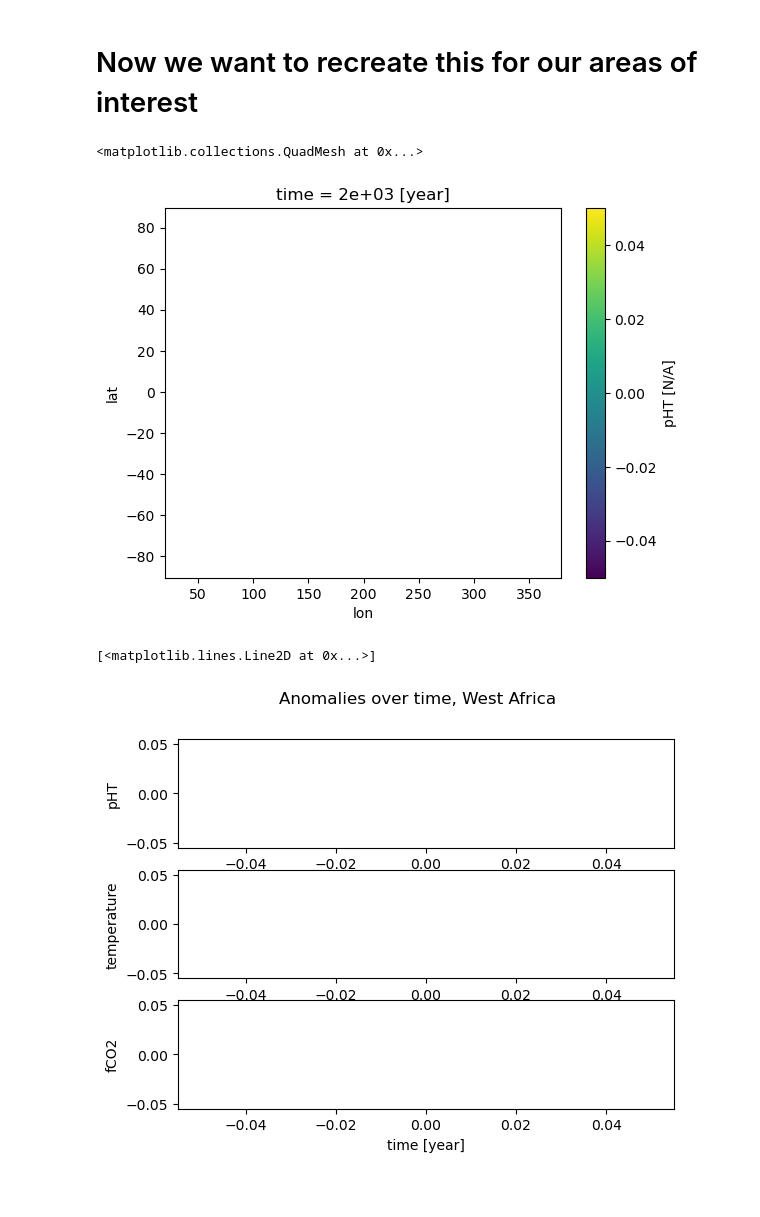
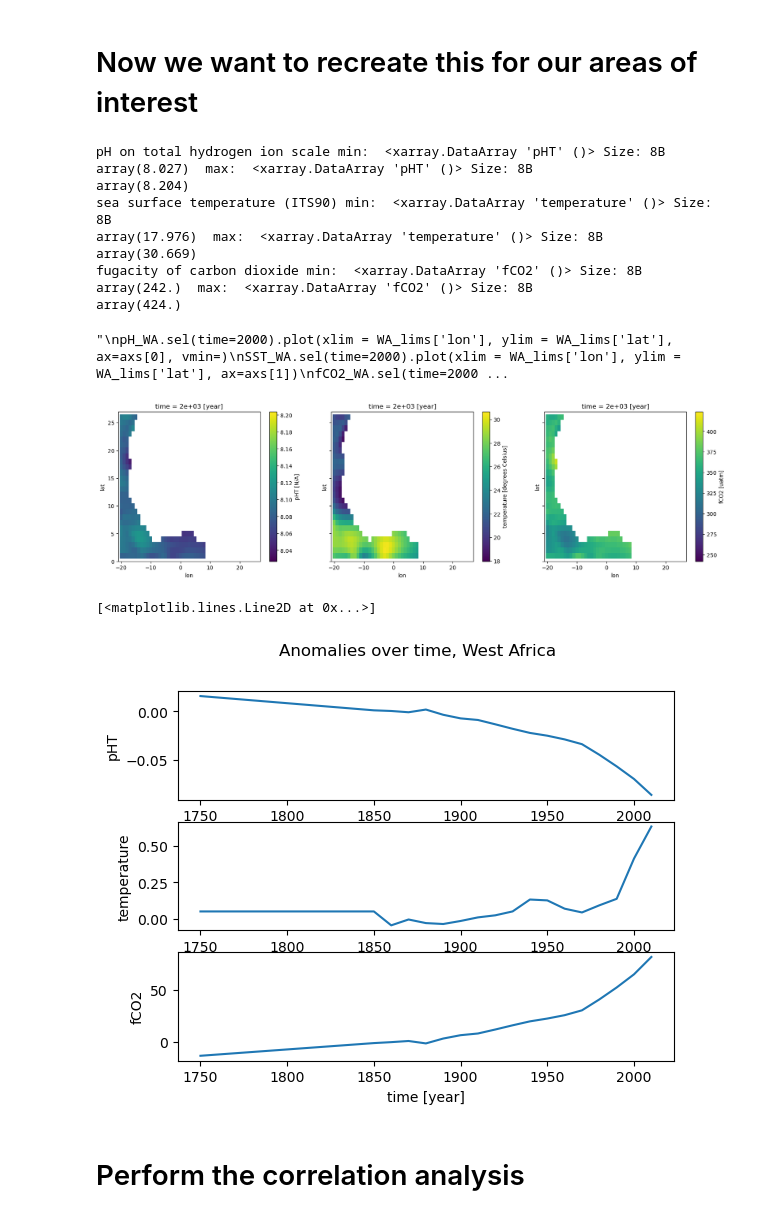
Before and after one commit to jaimeeian/CISP_Chaac-OA, a Jupyter notebook: CMA_workbook.ipynb, the cells around one changed output. Cells and saved outputs as stored; diff of their text form; code cells hidden in the pictures; blank space fills up the shorter version.

```diff
--- a/CMA_workbook.ipynb
+++ b/CMA_workbook.ipynb
@@ -46,12 +40,28 @@ Attributes:
 
 global_das = [pH_global, SST_global, fCO2_global]
 
-
+"""
 for da in global_das:
 
-    da.coords['lon'] = da.coords['lon'] - 180 % 360 + 200 # adding 180 does not align longitudes correctly for some reason
+    da.coords['lon'] = ((da.coords['lon'] + 160) % 360) - 180 # adding 180 does not align longitudes correctly for some reason
     da.coords['lat'] = (da.coords['lat'] - 90)
     da = da.sortby(da.lon)
 
     print(da.attrs['long name'], ": ", da.lon)
+"""
+#The loop above does not work correctly for some reason
+pH_global.coords['lon'] = ((pH_global.coords['lon'] + 180) % 360) - 160
+pH_global.coords['lat'] = (pH_global.coords['lat'] - 90)
+pH_global = pH_global.sortby(pH_global.lon)
+pH_global.lon
+
+SST_global.coords['lon'] = ((SST_global.coords['lon'] + 180) % 360) - 160
+SST_global.coords['lat'] = (SST_global.coords['lat'] - 90)
+SST_global = SST_global.sortby(SST_global.lon)
+SST_global.lon
+
+fCO2_global.coords['lon'] = ((fCO2_global.coords['lon'] + 180) % 360) - 160
+fCO2_global.coords['lat'] = (fCO2_global.coords['lat'] - 90)
+fCO2_global = fCO2_global.sortby(fCO2_global.lon)
+fCO2_global.lon
 # %% [output]
@@ -126,12 +128,38 @@ WA_lims = {'lat':(0, 27), 'lon':(-21, 27)}
 pH_WA = pH_global.where((pH_global.lat > WA_lims['lat'][0]) & (pH_global.lat < WA_lims['lat'][1]) & (pH_global.lon > WA_lims['lon'][0]) & (pH_global.lon < WA_lims['lon'][1]))
 SST_WA = SST_global.where((SST_global.lat > WA_lims['lat'][0]) & (SST_global.lat < WA_lims['lat'][1]) & (SST_global.lon > WA_lims['lon'][0]) & (SST_global.lon < WA_lims['lon'][1]))
 fCO2_WA = fCO2_global.where((fCO2_global.lat > WA_lims['lat'][0]) & (fCO2_global.lat < WA_lims['lat'][1]) & (fCO2_global.lon > WA_lims['lon'][0]) & (fCO2_global.lon < WA_lims['lon'][1]))
+# %%
+WA_das = [pH_WA, SST_WA, fCO2_WA]
+for da in WA_das:
+    print(da.attrs['long name'], "min: ", da.min(), " max: ", da.max())
+# %% [output]
+pH on total hydrogen ion scale min:  <xarray.DataArray 'pHT' ()> Size: 8B
+array(8.027)  max:  <xarray.DataArray 'pHT' ()> Size: 8B
+array(8.204)
+sea surface temperature (ITS90) min:  <xarray.DataArray 'temperature' ()> Size: 8B
+array(17.976)  max:  <xarray.DataArray 'temperature' ()> Size: 8B
+array(30.669)
+fugacity of carbon dioxide min:  <xarray.DataArray 'fCO2' ()> Size: 8B
+array(242.)  max:  <xarray.DataArray 'fCO2' ()> Size: 8B
+array(424.)
 # %%
 #Lets show our area of interest
-pH_WA.sel(time=2000).plot()
+
+fig, axs = plt.subplots(1, 3, sharey="row", figsize = (20, 5))
+
+
+for i, WA_da in enumerate(WA_das):
+
+    WA_da.sel(time=2000).plot(xlim = WA_lims['lon'], ylim = WA_lims['lat'], ax=axs[i], vmin = WA_da.min(), vmax = WA_da.max())
+
+"""
+pH_WA.sel(time=2000).plot(xlim = WA_lims['lon'], ylim = WA_lims['lat'], ax=axs[0], vmin=)
+SST_WA.sel(time=2000).plot(xlim = WA_lims['lon'], ylim = WA_lims['lat'], ax=axs[1])
+fCO2_WA.sel(time=2000).plot(xlim = WA_lims['lon'], ylim = WA_lims['lat'], ax=axs[2])
+"""
 # %% [output]
-<matplotlib.collections.QuadMesh at 0x...>
+"\npH_WA.sel(time=2000).plot(xlim = WA_lims['lon'], ylim = WA_lims['lat'], ax=axs[0], vmin=)\nSST_WA.sel(time=2000).plot(xlim = WA_lims['lon'], ylim = WA_lims['lat'], ax=axs[1])\nfCO2_WA.sel(time=2000 ...
-[figure, old version]
+[figure, new version]
 # %%
 #Again, define climatology and anomaly
 
@@ -157,5 +185,7 @@ SST_anom_WA.mean(dim=['lat', 'lon']).plot(ax=axs[1])
 fCO2_anom_WA.mean(dim=['lat', 'lon']).plot(ax=axs[2])
 # %% [output]
 [<matplotlib.lines.Line2D at 0x...>]
-[figure, old version]
+[figure, new version]
+# %% [markdown]
+# Perform the correlation analysis
 # %%
```
Also changed, not shown: parts of 4 cells of this notebook.
